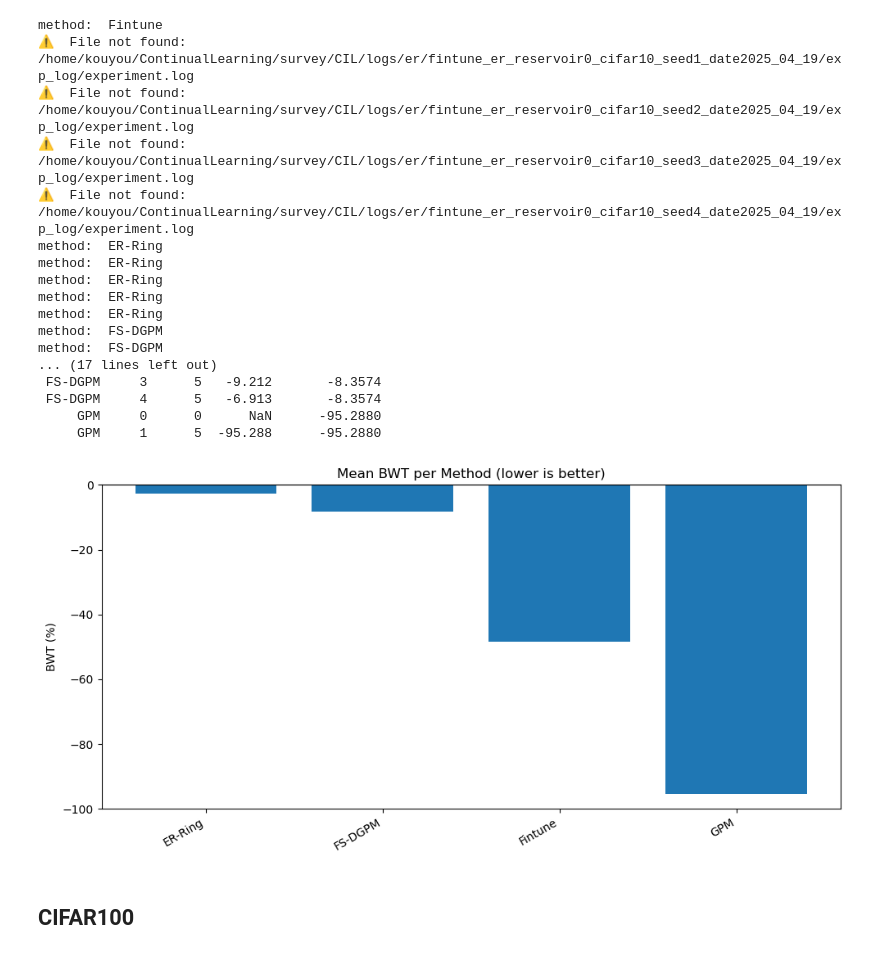
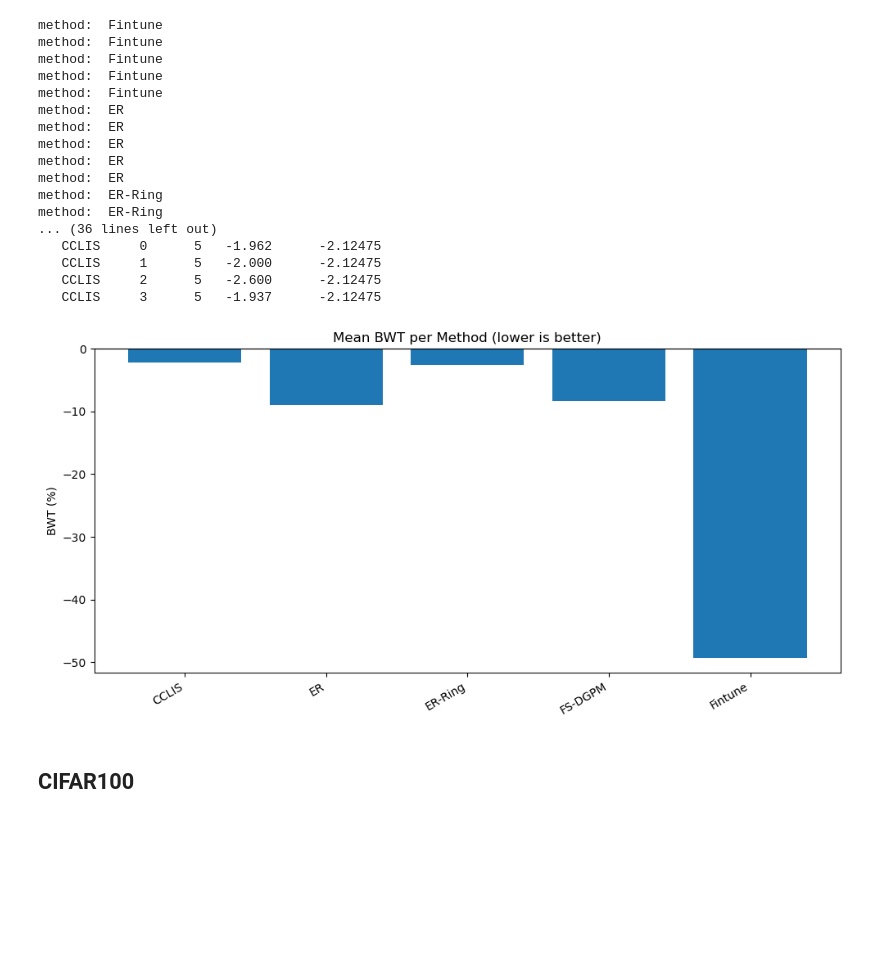
Before and after one commit to KoyoImai/surey, a Jupyter notebook: CIL/logs/glaph_taskil.ipynb, the cells around one changed output. Drawn from its saved outputs; the diff is of its cells as text; code cells hidden in the pictures; blank space fills up the shorter version.

```diff
--- a/CIL/logs/glaph_taskil.ipynb
+++ b/CIL/logs/glaph_taskil.ipynb
@@ -275,6 +316,13 @@ method_log_files = {
         "/home/kouyou/ContinualLearning/survey/CIL/logs/er/fintune_er_reservoir0_cifar10_seed3_date2025_04_19/exp_log/experiment.log",
         "/home/kouyou/ContinualLearning/survey/CIL/logs/er/fintune_er_reservoir0_cifar10_seed4_date2025_04_19/exp_log/experiment.log",
     ],
+    'ER': [
+        "/home/kouyou/ContinualLearning/survey/CIL/logs/er/er_er_reservoir2000_cifar10_seed0_date2025_04_19/exp_log/experiment.log",
+        "/home/kouyou/ContinualLearning/survey/CIL/logs/er/er_er_reservoir2000_cifar10_seed1_date2025_04_19/exp_log/experiment.log",
+        "/home/kouyou/ContinualLearning/survey/CIL/logs/er/er_er_reservoir2000_cifar10_seed2_date2025_04_19/exp_log/experiment.log",
+        "/home/kouyou/ContinualLearning/survey/CIL/logs/er/er_er_reservoir2000_cifar10_seed3_date2025_04_19/exp_log/experiment.log",
+        "/home/kouyou/ContinualLearning/survey/CIL/logs/er/er_er_reservoir2000_cifar10_seed4_date2025_04_19/exp_log/experiment.log",
+    ],
     'ER-Ring': [
         "/home/kouyou/ContinualLearning/survey/CIL/logs/er/erring_er_ring2000_cifar10_seed0_date2025_04_19/exp_log/experiment.log",
         "/home/kouyou/ContinualLearning/survey/CIL/logs/er/erring_er_ring2000_cifar10_seed1_date2025_04_19/exp_log/experiment.log",
@@ -289,13 +337,13 @@ method_log_files = {
         "/home/kouyou/ContinualLearning/survey/CIL/logs/fs-dgpm/fs-dgpm_fs-dgpm_ring2000_cifar10_seed3_date2025_04_19/exp_log/experiment.log",
         "/home/kouyou/ContinualLearning/survey/CIL/logs/fs-dgpm/fs-dgpm_fs-dgpm_ring2000_cifar10_seed4_date2025_04_19/exp_log/experiment.log",
     ],
-    'GPM': [
-        # "/home/kouyou/ContinualLearning/survey/CIL/logs/gpm/gpm_gpm_ring0_cifar10_seed0_date2025_04_14/exp_log/experiment.log",
-        # "/home/kouyou/ContinualLearning/survey/CIL/logs/gpm/gpm_gpm_ring0_cifar10_seed1_date2025_04_14/exp_log/experiment.log",
-        # "/home/kouyou/ContinualLearning/survey/CIL/logs/gpm/gpm_gpm_ring0_cifar10_seed2_date2025_04_14/exp_log/experiment.log",
-        "/home/kouyou/ContinualLearning/survey/CIL/logs/gpm/gpm_gpm_ring0_cifar10_seed3_date2025_04_14/exp_log/experiment.log",
-        "/home/kouyou/ContinualLearning/survey/CIL/logs/gpm/gpm_gpm_ring0_cifar10_seed4_date2025_04_14/exp_log/experiment.log",
-    ],
+    # 'GPM': [
+    #     "/home/kouyou/ContinualLearning/survey/CIL/logs/gpm/gpm_gpm_ring0_cifar10_seed0_date2025_04_14/exp_log/experiment.log",
+    #     "/home/kouyou/ContinualLearning/survey/CIL/logs/gpm/gpm_gpm_ring0_cifar10_seed1_date2025_04_14/exp_log/experiment.log",
+    #     "/home/kouyou/ContinualLearning/survey/CIL/logs/gpm/gpm_gpm_ring0_cifar10_seed2_date2025_04_14/exp_log/experiment.log",
+    #     "/home/kouyou/ContinualLearning/survey/CIL/logs/gpm/gpm_gpm_ring0_cifar10_seed3_date2025_04_14/exp_log/experiment.log",
+    #     "/home/kouyou/ContinualLearning/survey/CIL/logs/gpm/gpm_gpm_ring0_cifar10_seed4_date2025_04_14/exp_log/experiment.log",
+    # ],
     # 'GPM-ER': [
     #     "/home/kouyou/ContinualLearning/survey/CIL/logs/gpm/gpm_gpm_ring2000_cifar10_seed0_date2025_04_14/exp_log/experiment.log",
     #     "/home/kouyou/ContinualLearning/survey/CIL/logs/gpm/gpm_gpm_ring2000_cifar10_seed1_date2025_04_14/exp_log/experiment.log",
@@ -303,6 +351,20 @@ method_log_files = {
     #     "/home/kouyou/ContinualLearning/survey/CIL/logs/gpm/gpm_gpm_ring2000_cifar10_seed3_date2025_04_14/exp_log/experiment.log",
     #     "/home/kouyou/ContinualLearning/survey/CIL/logs/gpm/gpm_gpm_ring2000_cifar10_seed4_date2025_04_14/exp_log/experiment.log",
     # ],
+    # 'Co2L': [
+    #     "/home/kouyou/ContinualLearning/survey/CIL/logs/co2l/co2l_co2l_ring2000_cifar10_seed0_date2025_04_12/exp_log/experiment.log",
+    #     "/home/kouyou/ContinualLearning/survey/CIL/logs/co2l/co2l_co2l_ring2000_cifar10_seed1_date2025_04_12/exp_log/experiment.log",
+    #     "/home/kouyou/ContinualLearning/survey/CIL/logs/co2l/co2l_co2l_ring2000_cifar10_seed2_date2025_04_12/exp_log/experiment.log",
+    #     "/home/kouyou/ContinualLearning/survey/CIL/logs/co2l/co2l_co2l_ring2000_cifar10_seed3_date2025_04_12/exp_log/experiment.log",
+    #     "/home/kouyou/ContinualLearning/survey/CIL/logs/co2l/co2l_co2l_ring2000_cifar10_seed4_date2025_04_12/exp_log/experiment.log",
+    # ],
+    'CCLIS': [
+        "/home/kouyou/ContinualLearning/survey/CIL/logs/cclis/cclis_cclis_ring2000_cifar10_seed0_date2025_04_20/exp_log/experiment.log",
+        "/home/kouyou/ContinualLearning/survey/CIL/logs/cclis/cclis_cclis_ring2000_cifar10_seed1_date2025_04_20/exp_log/experiment.log",
+        "/home/kouyou/ContinualLearning/survey/CIL/logs/cclis/cclis_cclis_ring2000_cifar10_seed2_date2025_04_20/exp_log/experiment.log",
+        "/home/kouyou/ContinualLearning/survey/CIL/logs/cclis/cclis_cclis_ring2000_cifar10_seed3_date2025_04_20/exp_log/experiment.log",
+        "/home/kouyou/ContinualLearning/survey/CIL/logs/cclis/cclis_cclis_ring2000_cifar10_seed4_date2025_04_20/exp_log/experiment.log",
+    ],
 }
 N_TASKS = 5          # task0 〜 task9
 
@@ -381,48 +443,48 @@ for method, paths in method_log_files.items():
             {'Method': method,
              'Seed':   seed_idx,
              'Tasks':  R.shape[0],
              'BWT (%)': np.round(bwt_val, 3)}
         )
 
 # DataFrame にまとめ，手法ごとの平均も併せて表示
 df = pd.DataFrame(records)
 mean_df = df.groupby('Method', as_index=False)['BWT (%)'].mean().rename(
             columns={'BWT (%)': 'Mean BWT (%)'})
 display_df = df.merge(mean_df, on='Method')
 
 print("\n=====  BWT (Backward Transfer)  =====")
 print(display_df.to_string(index=False))
 
 ######################################################################
 # 4. （任意）BWT を棒グラフで可視化
 ######################################################################
 plt.figure(figsize=(10, 5))
 plt.title('Mean BWT per Method (lower is better)')
 plt.bar(mean_df['Method'], mean_df['Mean BWT (%)'])
 plt.axhline(0, color='black', linewidth=0.8)
 plt.ylabel('BWT (%)')
 plt.xticks(rotation=30, ha='right')
 plt.tight_layout()
 plt.show()
 # %% [output]
 method:  Fintune
-⚠️  File not found: /home/kouyou/ContinualLearning/survey/CIL/logs/er/fintune_er_reservoir0_cifar10_seed1_date2025_04_19/exp_log/experiment.log
-⚠️  File not found: /home/kouyou/ContinualLearning/survey/CIL/logs/er/fintune_er_reservoir0_cifar10_seed2_date2025_04_19/exp_log/experiment.log
-⚠️  File not found: /home/kouyou/ContinualLearning/survey/CIL/logs/er/fintune_er_reservoir0_cifar10_seed3_date2025_04_19/exp_log/experiment.log
-⚠️  File not found: /home/kouyou/ContinualLearning/survey/CIL/logs/er/fintune_er_reservoir0_cifar10_seed4_date2025_04_19/exp_log/experiment.log
+method:  Fintune
+method:  Fintune
+method:  Fintune
+method:  Fintune
+method:  ER
+method:  ER
+method:  ER
+method:  ER
+method:  ER
 method:  ER-Ring
 method:  ER-Ring
-method:  ER-Ring
-method:  ER-Ring
-method:  ER-Ring
-method:  FS-DGPM
-method:  FS-DGPM
-... (17 lines left out)
- FS-DGPM     3      5   -9.212       -8.3574
- FS-DGPM     4      5   -6.913       -8.3574
-     GPM     0      0      NaN      -95.2880
-     GPM     1      5  -95.288      -95.2880
+... (36 lines left out)
+   CCLIS     0      5   -1.962      -2.12475
+   CCLIS     1      5   -2.000      -2.12475
+   CCLIS     2      5   -2.600      -2.12475
+   CCLIS     3      5   -1.937      -2.12475
-[figure, old version]
+[figure, new version]
 # %% [markdown]
 ## CIFAR100
 # %%
```
Also changed, not shown: parts of 10 cells of this notebook, 1 other file.
